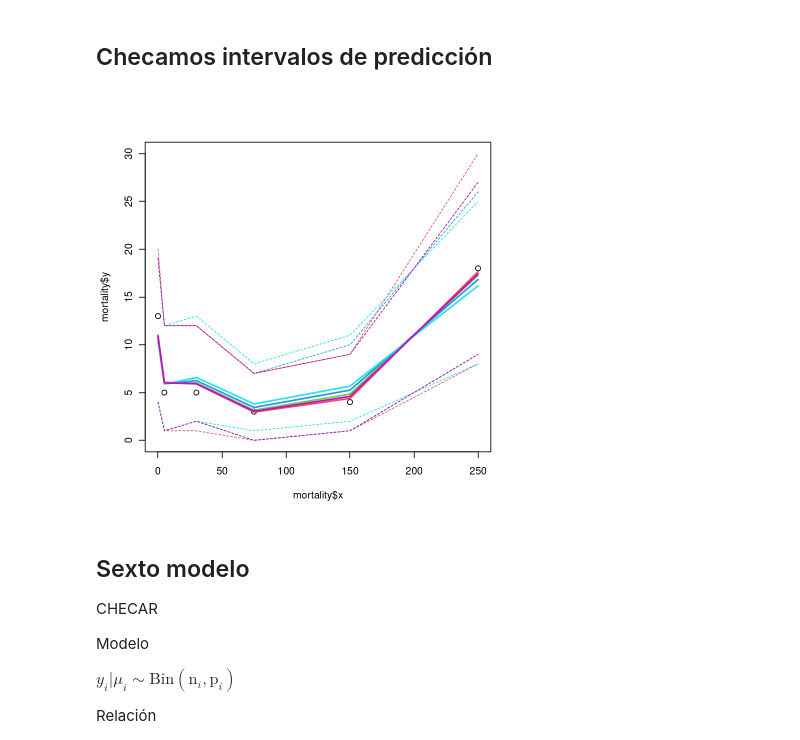
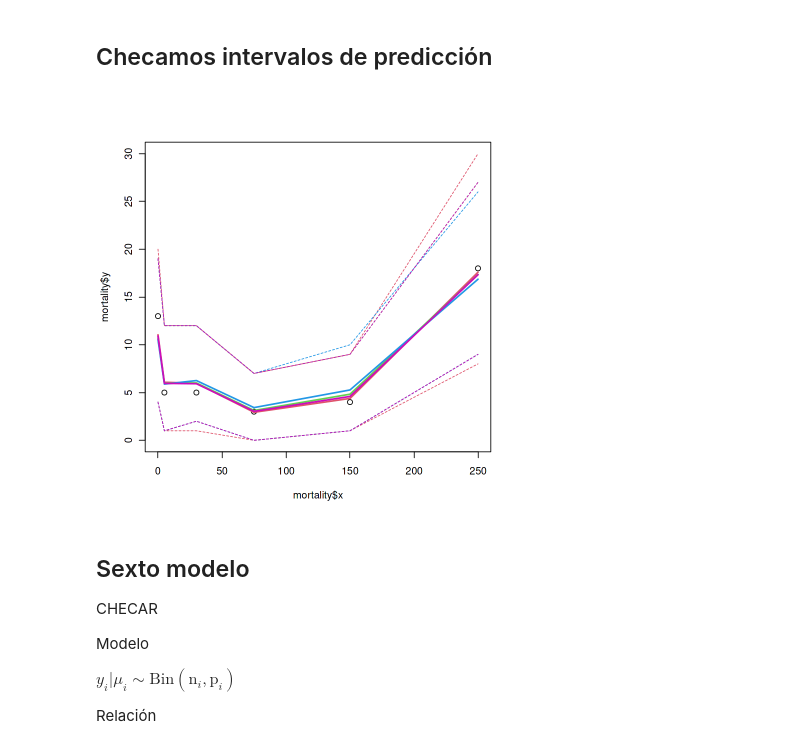
Before and after one commit to Marce2021M/regresion.Avanzada_tarea2RegAvanz, a Jupyter notebook: tarea2.ipynb, the cells around one changed output. Cells and saved outputs as stored; diff of their text form; code cells hidden in the pictures.

```diff
--- a/tarea2.ipynb
+++ b/tarea2.ipynb
@@ -204,7 +224,7 @@ for (i in 1:n) { yf1[i] ~ dbin(p[i],ne[i]) }
 	cloglog(pf)<-beta[1]+beta[2]*xf
 }'
 
-ej5b.sim <- jagsModel$new(data, inits, parsbc, modelCode2, n.thin=1, n.iter=50000, n.burnin=5000)
+ej5b.sim <- jagsModel$new(data, inits, parsbc, modelCode2, n.thin=10, n.iter=50000, n.burnin=5000)
 
 ej5b.sim$runJagsModel()
 # %% [output]
@@ -318,7 +338,7 @@ for (i in 1:n) { yf1[i] ~ dbin(p[i],ne[i]) }
 	cloglog(pf)<-beta[1]+beta[2]*xf
 }'
 
-ej5b.sim2 <- jagsModel$new(data, inits, parsbc, modelCode3, n.thin=1, n.iter=50000, n.burnin=5000)
+ej5b.sim2 <- jagsModel$new(data, inits, parsbc, modelCode3, n.thin=5, n.iter=50000, n.burnin=5000)
 
 ej5b.sim2$runJagsModel()
 # %% [output]
@@ -435,7 +455,7 @@ for (i in 1:n) { yf1[i] ~ dbin(p[i],ne[i]) }
 }'
 
 
-ej5b.sim3 <- jagsModel$new(data, inits, parsbc, modelCode4, n.thin=1, n.iter=50000, n.burnin=5000)
+ej5b.sim3 <- jagsModel$new(data, inits, parsbc, modelCode4, n.thin=5, n.iter=50000, n.burnin=5000)
 
 ej5b.sim3$runJagsModel()
 # %% [output]
@@ -553,7 +573,7 @@ for (i in 1:n) { yf1[i] ~ dbin(p[i],ne[i]) }
 	cloglog(pf)<-beta[1]+beta[2]*xf
 }'
 
-ej5b.sim4 <- jagsModel$new(data, inits, parsbc, modelCode5, n.thin=1, n.iter=50000, n.burnin=5000)
+ej5b.sim4 <- jagsModel$new(data, inits, parsbc, modelCode5, n.thin=5, n.iter=50000, n.burnin=5000)
 
 ej5b.sim4$runJagsModel()
 # %% [output]
@@ -603,17 +623,15 @@ yf2      25.00000000 33.00000000 1.000988 90000
 # %%
 canvaMortalidad()
 
 mortalidadGraf(ej5a.sim,col=2)
 
 mortalidadGraf(ej5b.sim,col=3)
 
 mortalidadGraf(ej5b.sim2,col=4)
 
-mortalidadGraf(ej5b.sim3,col=5)
-
 mortalidadGraf(ej5b.sim4,col=6)
 # %% [output]
-[figure, old version]
+[figure, new version]
 # %% [markdown]
 ## Sexto modelo
 
```
Also changed, not shown: parts of 14 cells of this notebook, 2 other files.
